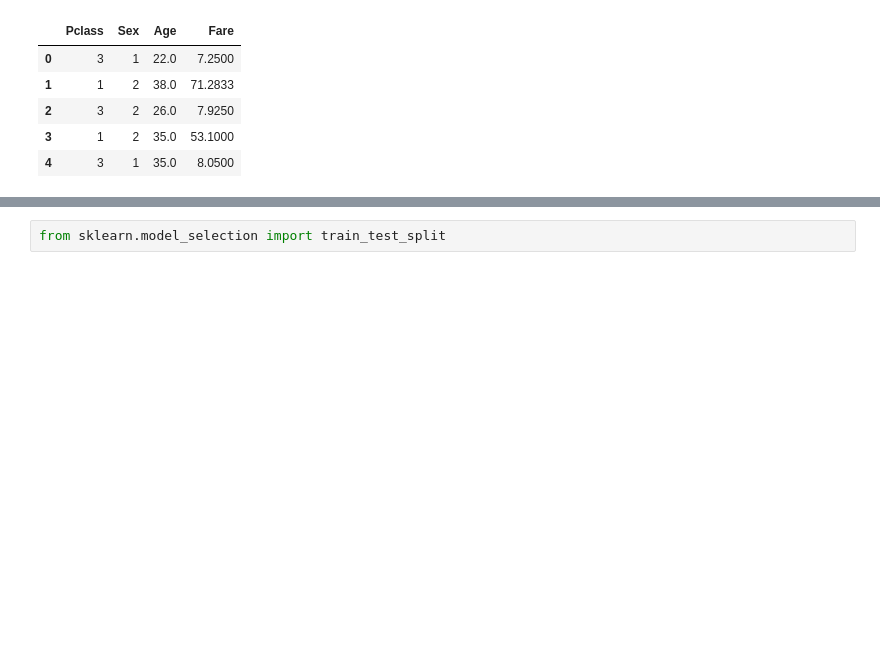
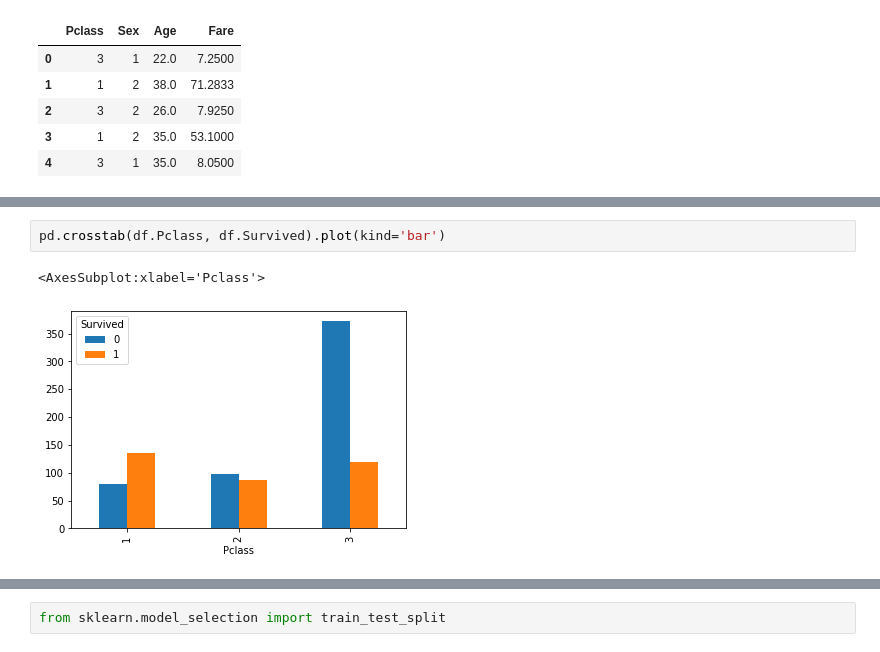
Before and after one commit to Jasondecode2020/ml-2021, a Jupyter notebook: 9_decision_tree/Exercise/9_decision_tree_exercise.ipynb, the cells around one changed output, grey strips where cells are left out. Drawn from its saved outputs; the diff is of its cells as text; blank space fills up the shorter version.

```diff
--- a/9_decision_tree/Exercise/9_decision_tree_exercise.ipynb
+++ b/9_decision_tree/Exercise/9_decision_tree_exercise.ipynb
@@ -53,0 +68,5 @@ inputs.head()
+# %%
+pd.crosstab(df.Pclass, df.Survived).plot(kind='bar')
+# %% [output]
+<AxesSubplot:xlabel='Pclass'>
+[figure, added]
```
Also changed, not shown: parts of 9 cells of this notebook, 1 other file.
